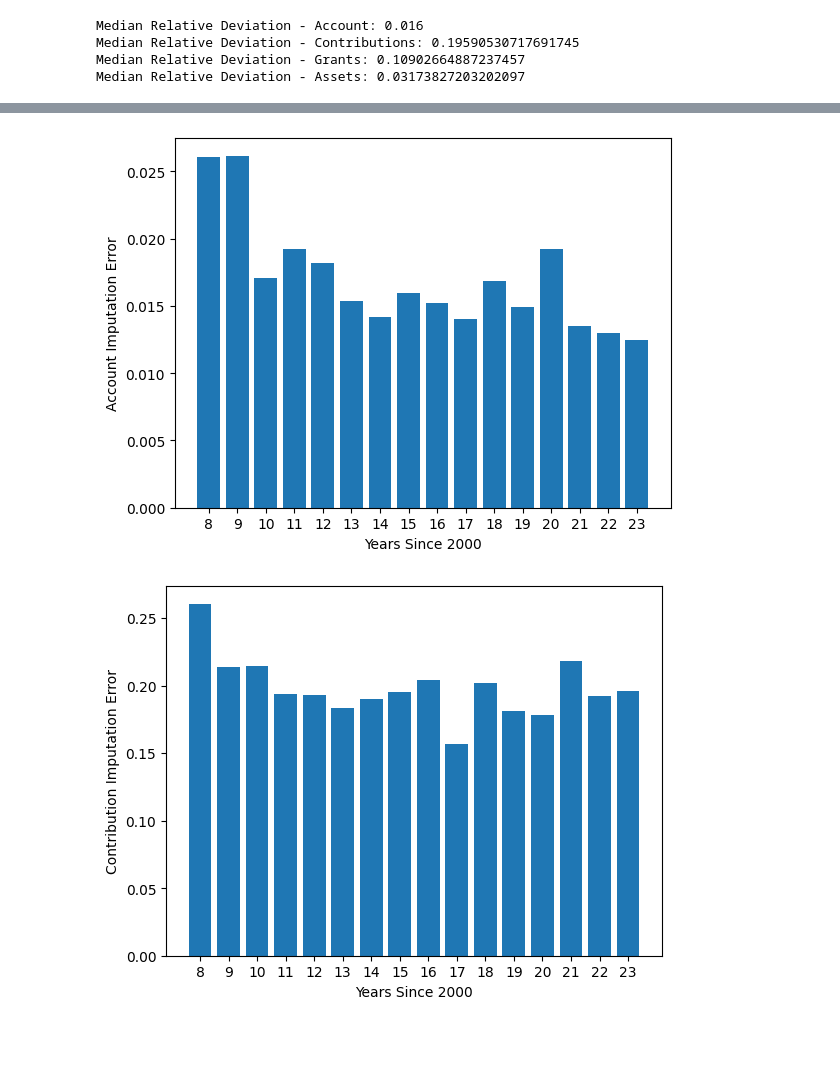
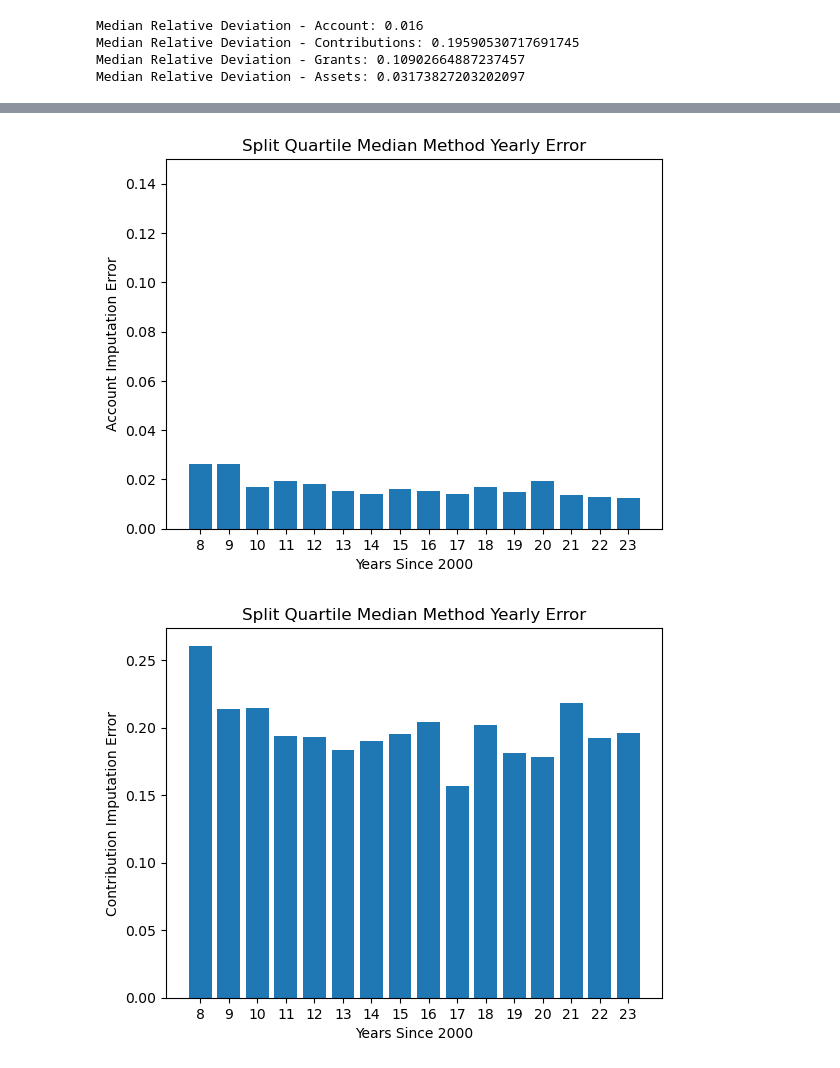
Before and after one commit to nichmars/Test, a Jupyter notebook: Median_PctChg_WBracket.ipynb, the cells around one changed output, grey strips where cells are left out. Drawn from its saved outputs; the diff is of its cells as text; code cells hidden in the pictures; blank space fills up the shorter version.

```diff
--- a/Median_PctChg_WBracket.ipynb
+++ b/Median_PctChg_WBracket.ipynb
@@ -18 +15,5 @@ Saving Filtered Data with Subtypes Again (1).xlsx to Filtered Data with Subtypes
+# %%
+import pandas as pd
+
+df = pd.read_excel("Filtered Data with Subtypes Again.xlsx")
 # %%
@@ -21,12 +22,12 @@ import io
 import pandas as pd
 import numpy as np
 # %%
-from google.colab import files
-import io
+# from google.colab import files
+# import io
 import pandas as pd
 import numpy as np
 
-df = pd.read_excel(file_name)
+# df = pd.read_excel(file_name)
 
 df.replace('Single Issue', 'Single Issue Charity', inplace=True)
 
@@ -272,32 +273,37 @@ account_error_by_year = RE_account_by_year[1:-1]
 contribution_error_by_year = RE_contributions_by_year[1:-1]
 grant_error_by_year = RE_grants_by_year[1:-1]
 asset_error_by_year = RE_assets_by_year[1:-1]
 
 Year = range(7, 23)
 
 plt.bar(Year, account_error_by_year)
 plt.xlabel("Years Since 2000")
 plt.ylabel("Account Imputation Error")
+plt.title("Split Quartile Median Method Yearly Error")
 plt.xticks(Year, [str(i+1) for i in Year])
+plt.ylim(0, .15)
 plt.show()
 
 plt.bar(Year, contribution_error_by_year)
 plt.xlabel("Years Since 2000")
 plt.ylabel("Contribution Imputation Error")
+plt.title("Split Quartile Median Method Yearly Error")
 plt.xticks(Year, [str(i+1) for i in Year])
 plt.show()
 
 plt.bar(Year, grant_error_by_year)
 plt.xlabel("Years Since 2000")
 plt.ylabel("Grant Imputation Error")
+plt.title("Split Quartile Median Method Yearly Error")
 plt.xticks(Year, [str(i+1) for i in Year])
 plt.show()
 
 plt.bar(Year, asset_error_by_year)
 plt.xlabel("Years Since 2000")
 plt.ylabel("Asset Imputation Error")
+plt.title("Split Quartile Median Method Yearly Error")
 plt.xticks(Year, [str(i+1) for i in Year])
 plt.show()
 # %% [output]
-[figure, old version]
+[figure, new version]
-[figure, old version]
+[figure, new version]
```
Also changed, not shown: parts of 5 cells of this notebook, 8 other files.
